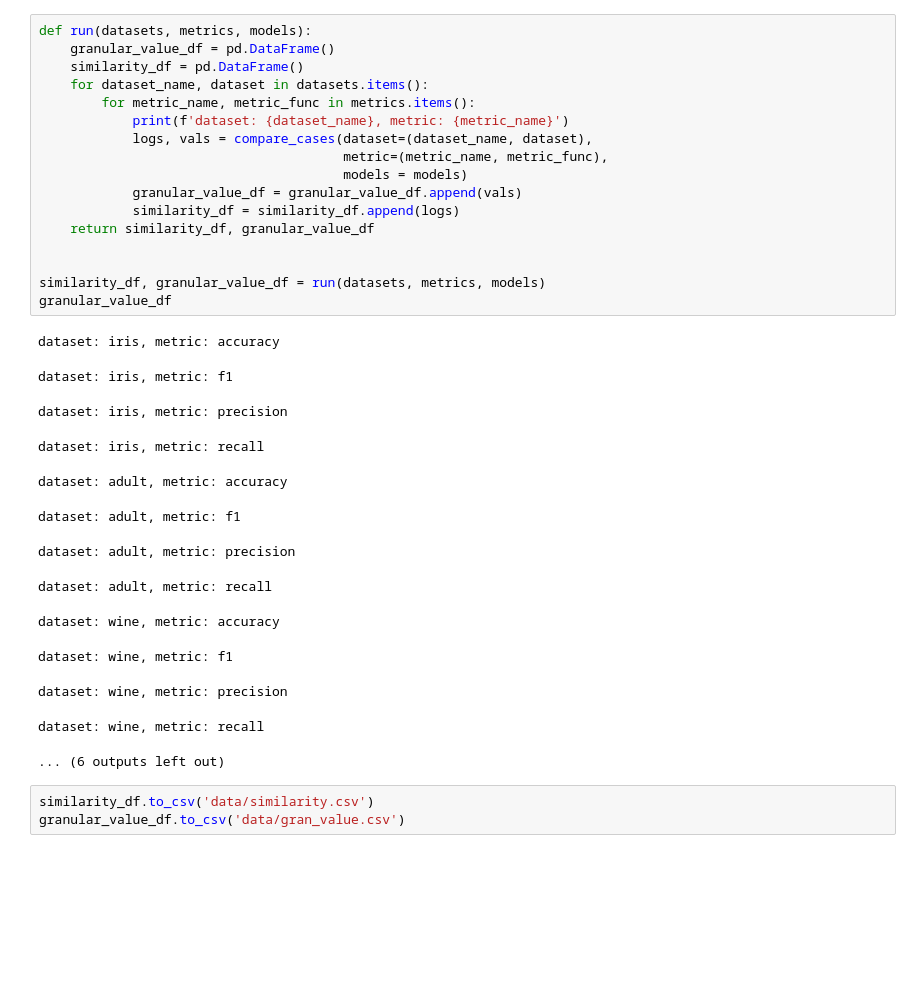
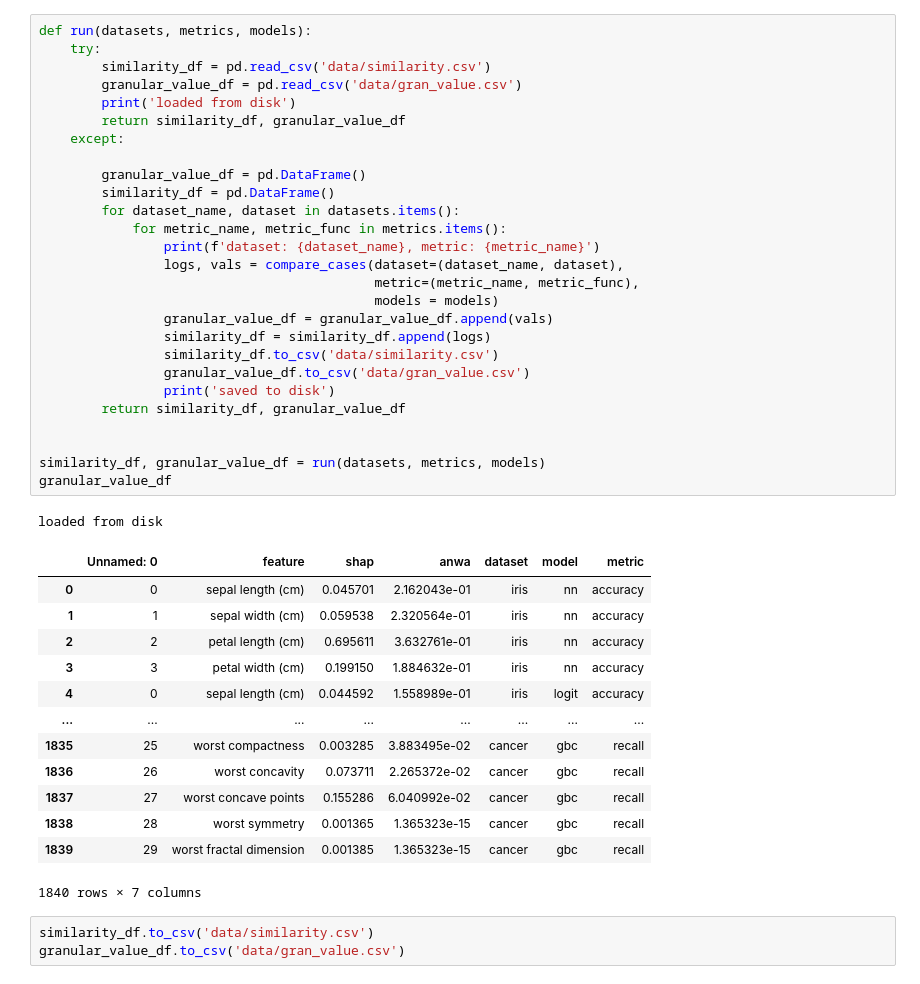
Before and after one commit to jacobdineen/explainability_2022, a Jupyter notebook: main.ipynb, the cells around one changed output. Drawn from its saved outputs; the diff is of its cells as text; blank space fills up the shorter version.

```diff
--- a/main.ipynb
+++ b/main.ipynb
@@ -138,35 +46,46 @@ metrics = {
 datasets = fetch_datasets()
 # %%
 def run(datasets, metrics, models):
-    granular_value_df = pd.DataFrame()
-    similarity_df = pd.DataFrame()
-    for dataset_name, dataset in datasets.items():
-        for metric_name, metric_func in metrics.items():
-            print(f'dataset: {dataset_name}, metric: {metric_name}')
-            logs, vals = compare_cases(dataset=(dataset_name, dataset),
-                                       metric=(metric_name, metric_func),
-                                       models = models)
-            granular_value_df = granular_value_df.append(vals)
-            similarity_df = similarity_df.append(logs)
-    return similarity_df, granular_value_df
+    try:
+        similarity_df = pd.read_csv('data/similarity.csv')
+        granular_value_df = pd.read_csv('data/gran_value.csv')
+        print('loaded from disk')
+        return similarity_df, granular_value_df
+    except:
+
+        granular_value_df = pd.DataFrame()
+        similarity_df = pd.DataFrame()
+        for dataset_name, dataset in datasets.items():
+            for metric_name, metric_func in metrics.items():
+                print(f'dataset: {dataset_name}, metric: {metric_name}')
+                logs, vals = compare_cases(dataset=(dataset_name, dataset),
+                                           metric=(metric_name, metric_func),
+                                           models = models)
+                granular_value_df = granular_value_df.append(vals)
+                similarity_df = similarity_df.append(logs)
+                similarity_df.to_csv('data/similarity.csv')
+                granular_value_df.to_csv('data/gran_value.csv')
+                print('saved to disk')
+        return similarity_df, granular_value_df
 
 
 similarity_df, granular_value_df = run(datasets, metrics, models)
 granular_value_df
 # %% [output]
-dataset: iris, metric: accuracy
+loaded from disk
+|  | Unnamed: 0 | feature | shap | anwa | dataset | model | metric |
+| 0 | 0 | sepal length (cm) | 0.045701 | 2.162043e-01 | iris | nn | accuracy |
+| 1 | 1 | sepal width (cm) | 0.059538 | 2.320564e-01 | iris | nn | accuracy |
+| 2 | 2 | petal length (cm) | 0.695611 | 3.632761e-01 | iris | nn | accuracy |
+| 3 | 3 | petal width (cm) | 0.199150 | 1.884632e-01 | iris | nn | accuracy |
+| 4 | 0 | sepal length (cm) | 0.044592 | 1.558989e-01 | iris | logit | accuracy |
+| ... | ... | ... | ... | ... | ... | ... | ... |
+| 1835 | 25 | worst compactness | 0.003285 | 3.883495e-02 | cancer | gbc | recall |
+| 1836 | 26 | worst concavity | 0.073711 | 2.265372e-02 | cancer | gbc | recall |
+| 1837 | 27 | worst concave points | 0.155286 | 6.040992e-02 | cancer | gbc | recall |
+| 1838 | 28 | worst symmetry | 0.001365 | 1.365323e-15 | cancer | gbc | recall |
+| 1839 | 29 | worst fractal dimension | 0.001385 | 1.365323e-15 | cancer | gbc | recall |
-dataset: iris, metric: f1
+1840 rows × 7 columns
-dataset: iris, metric: precision
-dataset: iris, metric: recall
-dataset: adult, metric: accuracy
-dataset: adult, metric: f1
-dataset: adult, metric: precision
-dataset: adult, metric: recall
-dataset: wine, metric: accuracy
-dataset: wine, metric: f1
-dataset: wine, metric: precision
-dataset: wine, metric: recall
-... (6 outputs left out)
 # %%
 similarity_df.to_csv('data/similarity.csv')
 granular_value_df.to_csv('data/gran_value.csv')
```
Also changed, not shown: parts of 3 cells of this notebook, 2 other files.
